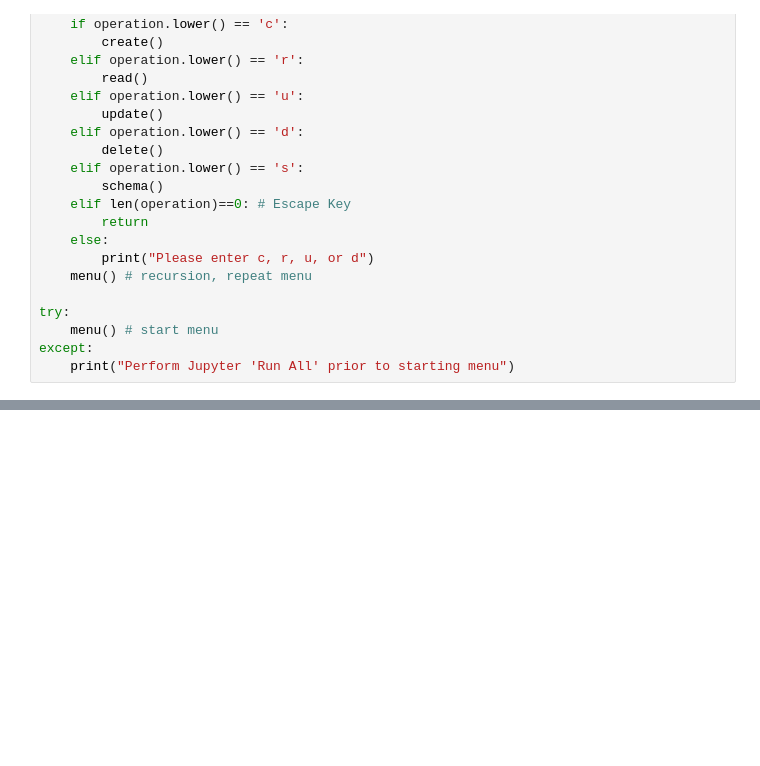
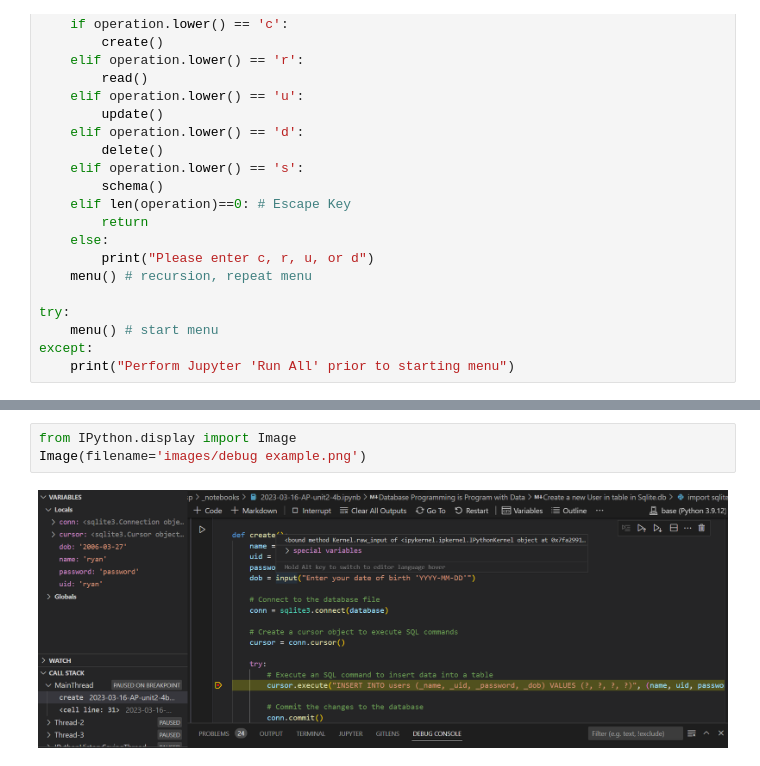
Before and after one commit to Ryanrob327/csp, a Jupyter notebook: _notebooks/2023-03-16-AP-unit2-4b.ipynb, the cells around one changed output, grey strips where cells are left out. Cells and saved outputs as stored; diff of their text form; blank space fills up the shorter version.

```diff
--- a/_notebooks/2023-03-16-AP-unit2-4b.ipynb
+++ b/_notebooks/2023-03-16-AP-unit2-4b.ipynb
@@ -267,3 +269,8 @@ except:
 
 
 Reference... [sqlite documentation](https://www.sqlitetutorial.net/sqlite-python/creating-tables/)
+# %%
+from IPython.display import Image
+Image(filename='images/debug example.png')
+# %% [output]
+[figure, added]
```
Also changed, not shown: parts of 2 cells of this notebook, 6 other files.
